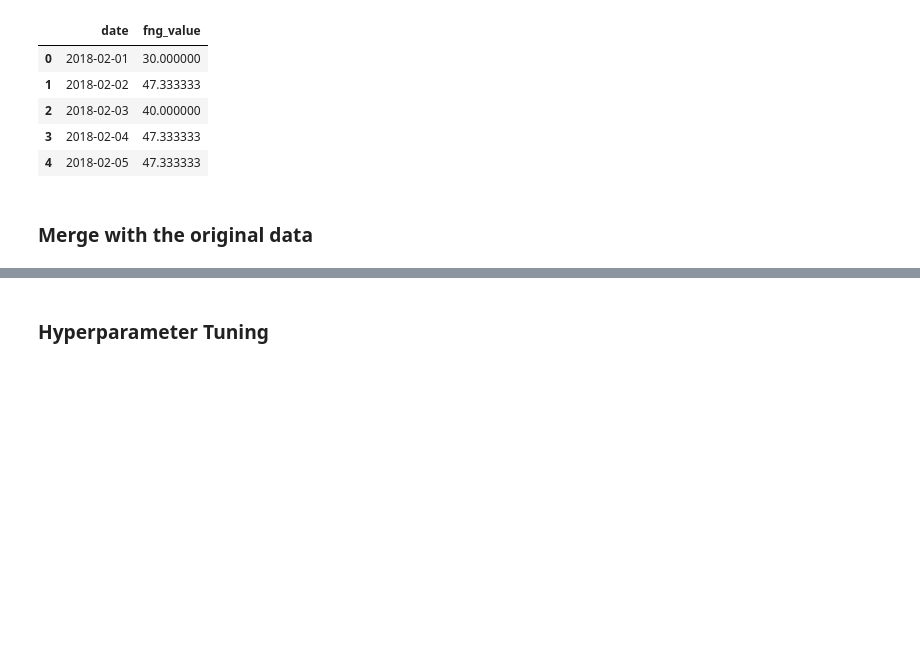
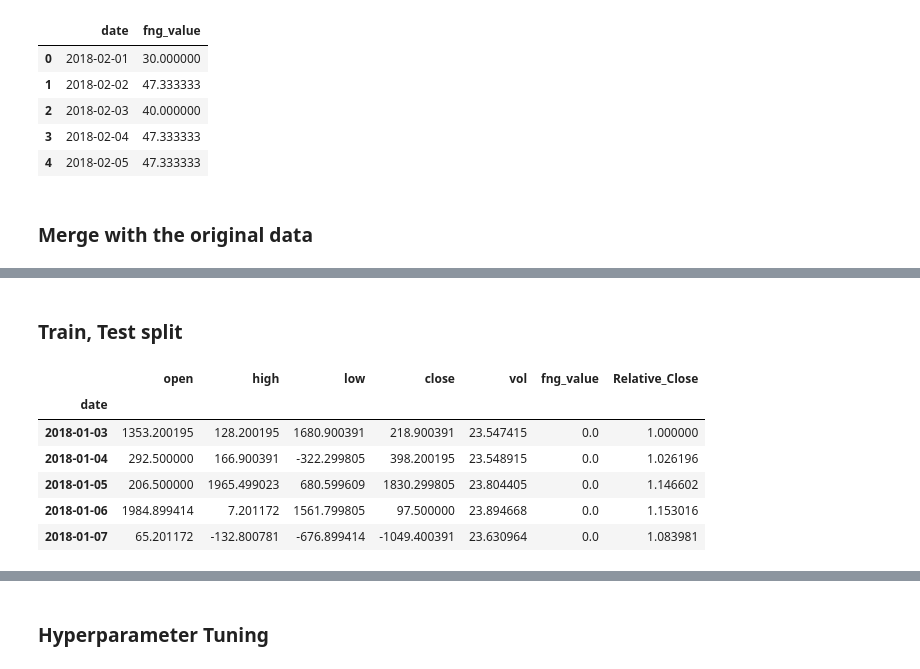
Before and after one commit to Daconic/STAT4012_Group2, a Jupyter notebook: Steven/STAT4012_BitcoinPred_Fear_Greed_index.ipynb, the cells around one changed output, grey strips where cells are left out. Drawn from its saved outputs; the diff is of its cells as text; code cells hidden in the pictures; blank space fills up the shorter version.

```diff
--- a/Steven/STAT4012_BitcoinPred_Fear_Greed_index.ipynb
+++ b/Steven/STAT4012_BitcoinPred_Fear_Greed_index.ipynb
@@ -450,0 +271,4 @@ df_train.head(), df_test.head()
+# %%
+merged_df = merged_df.set_index('date')
+# %%
+df = merged_df.copy()
@@ -450,0 +284,2 @@ df_train.head(), df_test.head()
+# %% [markdown]
+### Train, Test split
@@ -450,0 +300,10 @@ df_train.head(), df_test.head()
+# %%
+df_train.head()
+# %% [output]
+|  | open | high | low | close | vol | fng_value | Relative_Close |
+| date |  |  |  |  |  |  |  |
+| 2018-01-03 | 1353.200195 | 128.200195 | 1680.900391 | 218.900391 | 23.547415 | 0.0 | 1.000000 |
+| 2018-01-04 | 292.500000 | 166.900391 | -322.299805 | 398.200195 | 23.548915 | 0.0 | 1.026196 |
+| 2018-01-05 | 206.500000 | 1965.499023 | 680.599609 | 1830.299805 | 23.804405 | 0.0 | 1.146602 |
+| 2018-01-06 | 1984.899414 | 7.201172 | 1561.799805 | 97.500000 | 23.894668 | 0.0 | 1.153016 |
+| 2018-01-07 | 65.201172 | -132.800781 | -676.899414 | -1049.400391 | 23.630964 | 0.0 | 1.083981 |
```
Also changed, not shown: parts of 74 cells of this notebook, 1 other file.
